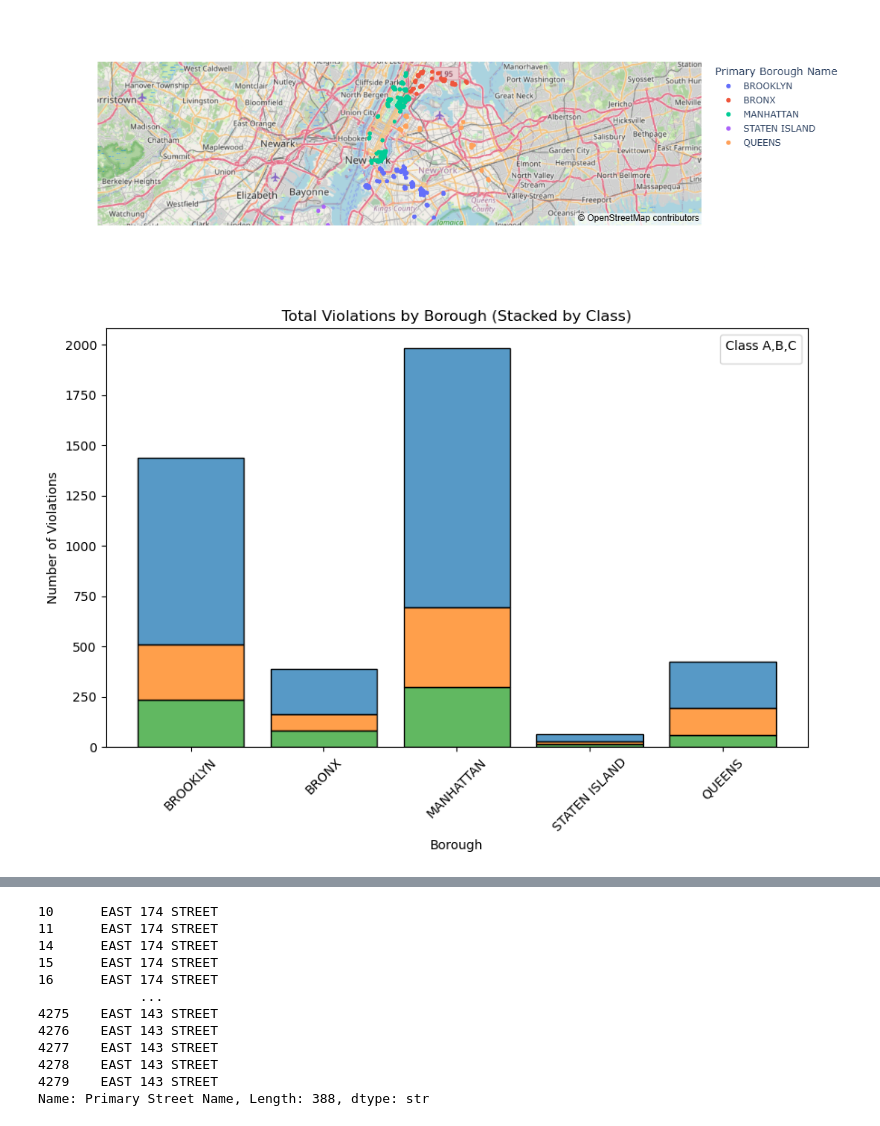
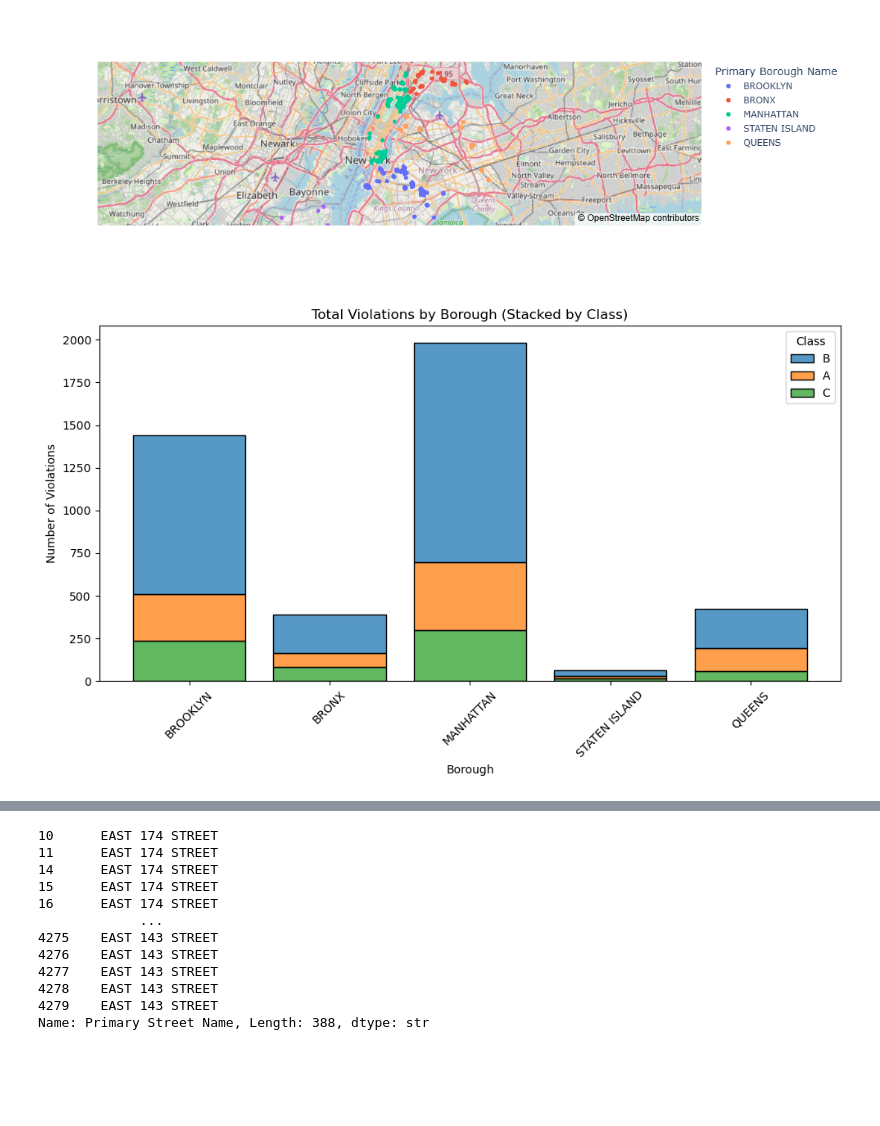
Before and after one commit to nicholas1304-dotcom/Data-for-a-better-NYC, a Jupyter notebook: Untitled.ipynb, the cells around one changed output, grey strips where cells are left out. Drawn from its saved outputs; the diff is of its cells as text; code cells hidden in the pictures; blank space fills up the shorter version.

```diff
--- a/Untitled.ipynb
+++ b/Untitled.ipynb
@@ -496,14 +472,22 @@ fig.show()
 # %% [output]
 [figure]
 # %%
+import pandas as pd
+import seaborn as sns
+import matplotlib.pyplot as plt
+
+
 plt.figure(figsize=(10,6))
-sns.histplot(data=df, x='Primary Borough Name', hue='Class', multiple='stack',
-             shrink=0.8)
+ax = sns.histplot(data=df, x='Primary Borough Name', hue='Class', multiple='stack', shrink=0.8)
 plt.xlabel('Borough')
 plt.ylabel('Number of Violations')
 plt.title('Total Violations by Borough (Stacked by Class)')
 plt.xticks(rotation=45)
-plt.legend(title='Class A,B,C')
+
+# fix the legend so each class has its own labeled color
+sns.move_legend(ax, "upper right", title='Class')
+
+plt.tight_layout()
 plt.show()
 # %% [output]
-[figure, old version]
+[figure, new version]
```
Also changed, not shown: parts of 9 cells of this notebook.
